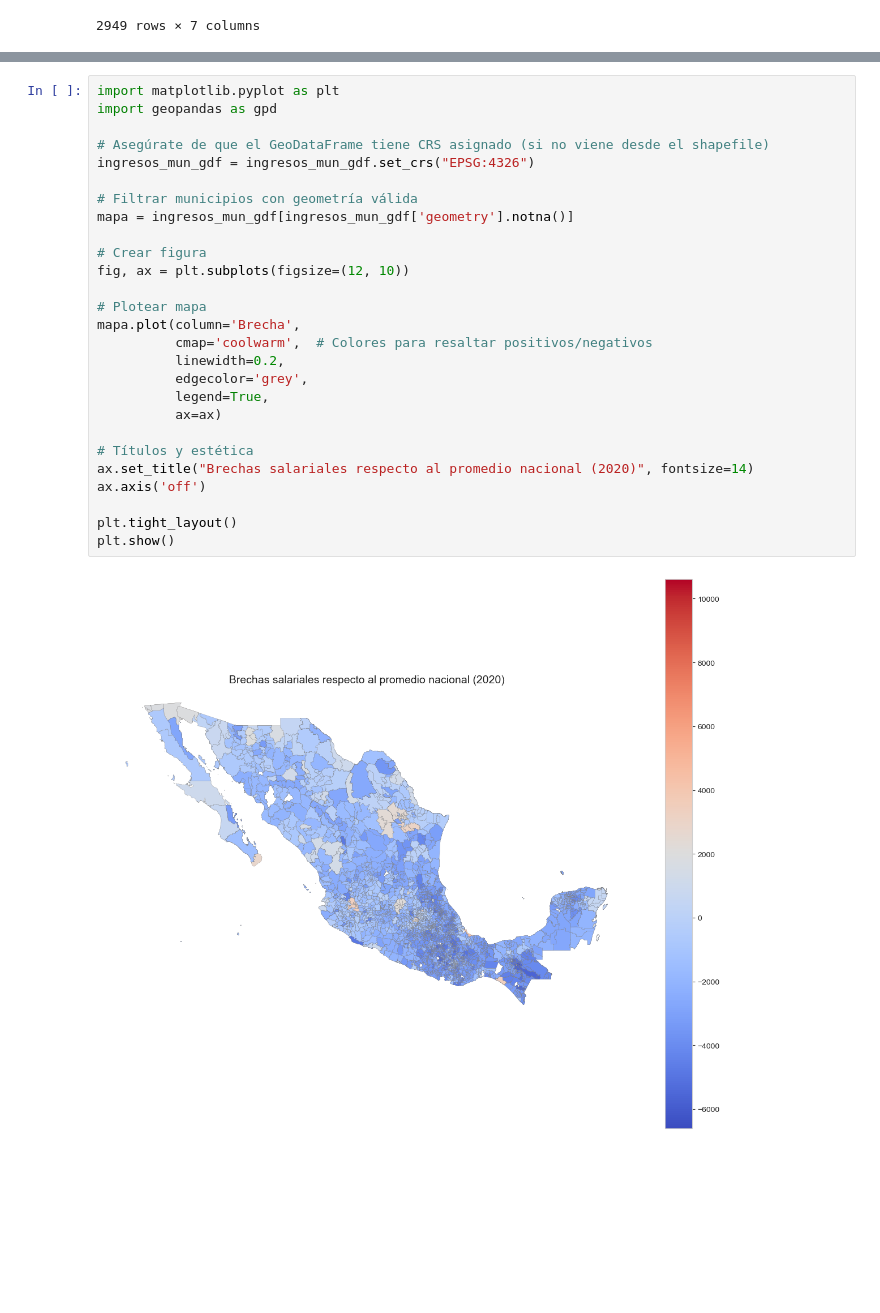
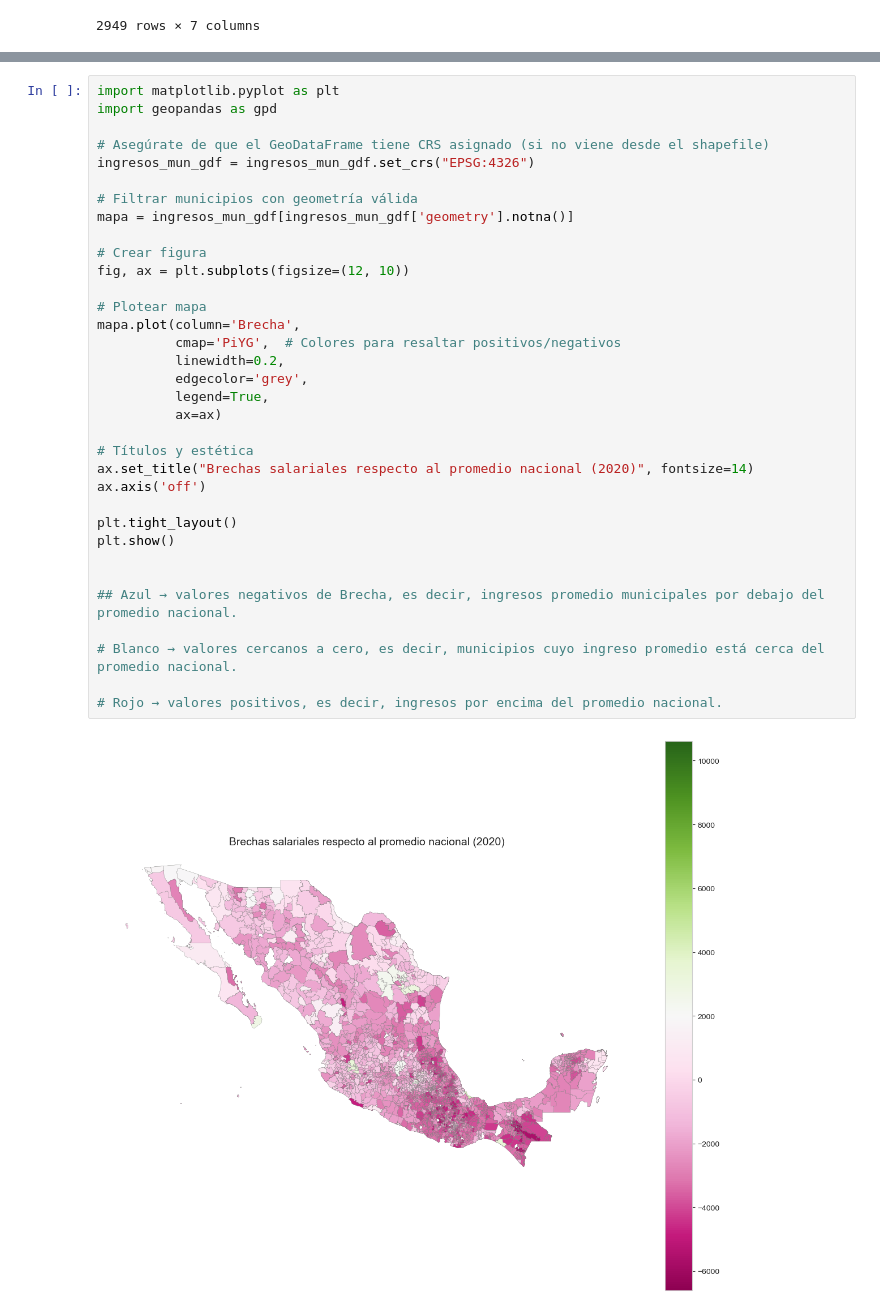
Before and after one commit to ale153023/gonzalo-visualizacion, a Jupyter notebook: Visualizaciones.ipynb, the cells around one changed output, grey strips where cells are left out. Saved outputs shown, nothing was run; the diff lists cells and outputs as text; blank space fills up the shorter version.

```diff
--- a/Visualizaciones.ipynb
+++ b/Visualizaciones.ipynb
@@ -817,29 +817,36 @@ ingresos_mun_gdf.head()
 # %%
 import matplotlib.pyplot as plt
 import geopandas as gpd
 
 # Asegúrate de que el GeoDataFrame tiene CRS asignado (si no viene desde el shapefile)
 ingresos_mun_gdf = ingresos_mun_gdf.set_crs("EPSG:4326")
 
 # Filtrar municipios con geometría válida
 mapa = ingresos_mun_gdf[ingresos_mun_gdf['geometry'].notna()]
 
 # Crear figura
 fig, ax = plt.subplots(figsize=(12, 10))
 
 # Plotear mapa
 mapa.plot(column='Brecha',
-          cmap='coolwarm',  # Colores para resaltar positivos/negativos
+          cmap='PiYG',  # Colores para resaltar positivos/negativos
           linewidth=0.2,
           edgecolor='grey',
           legend=True,
           ax=ax)
 
 # Títulos y estética
 ax.set_title("Brechas salariales respecto al promedio nacional (2020)", fontsize=14)
 ax.axis('off')
 
 plt.tight_layout()
 plt.show()
+
+
+## Azul → valores negativos de Brecha, es decir, ingresos promedio municipales por debajo del promedio nacional.
+
+# Blanco → valores cercanos a cero, es decir, municipios cuyo ingreso promedio está cerca del promedio nacional.
+
+# Rojo → valores positivos, es decir, ingresos por encima del promedio nacional.
 # %% [output]
-[figure, old version]
+[figure, new version]
```
